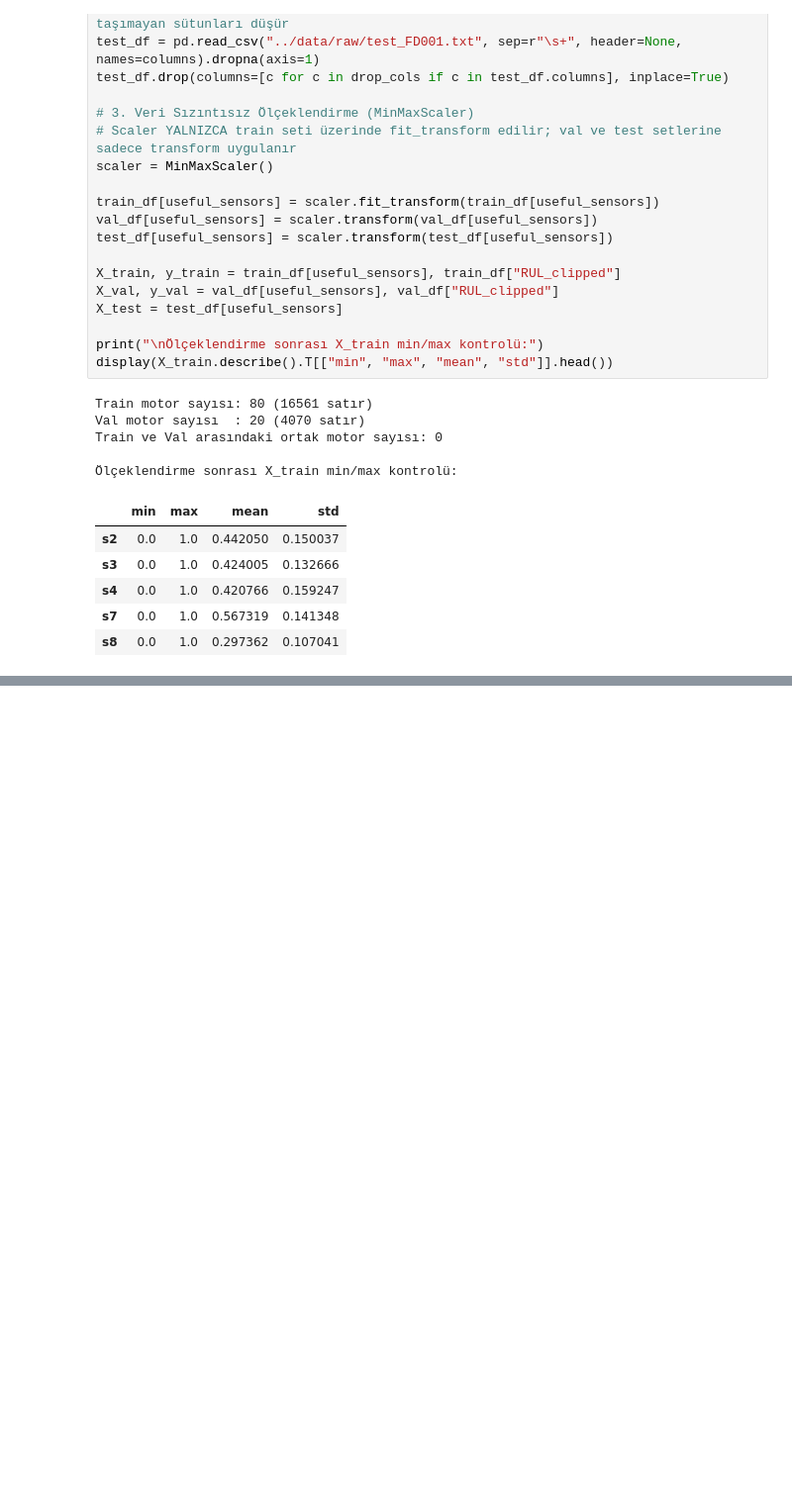
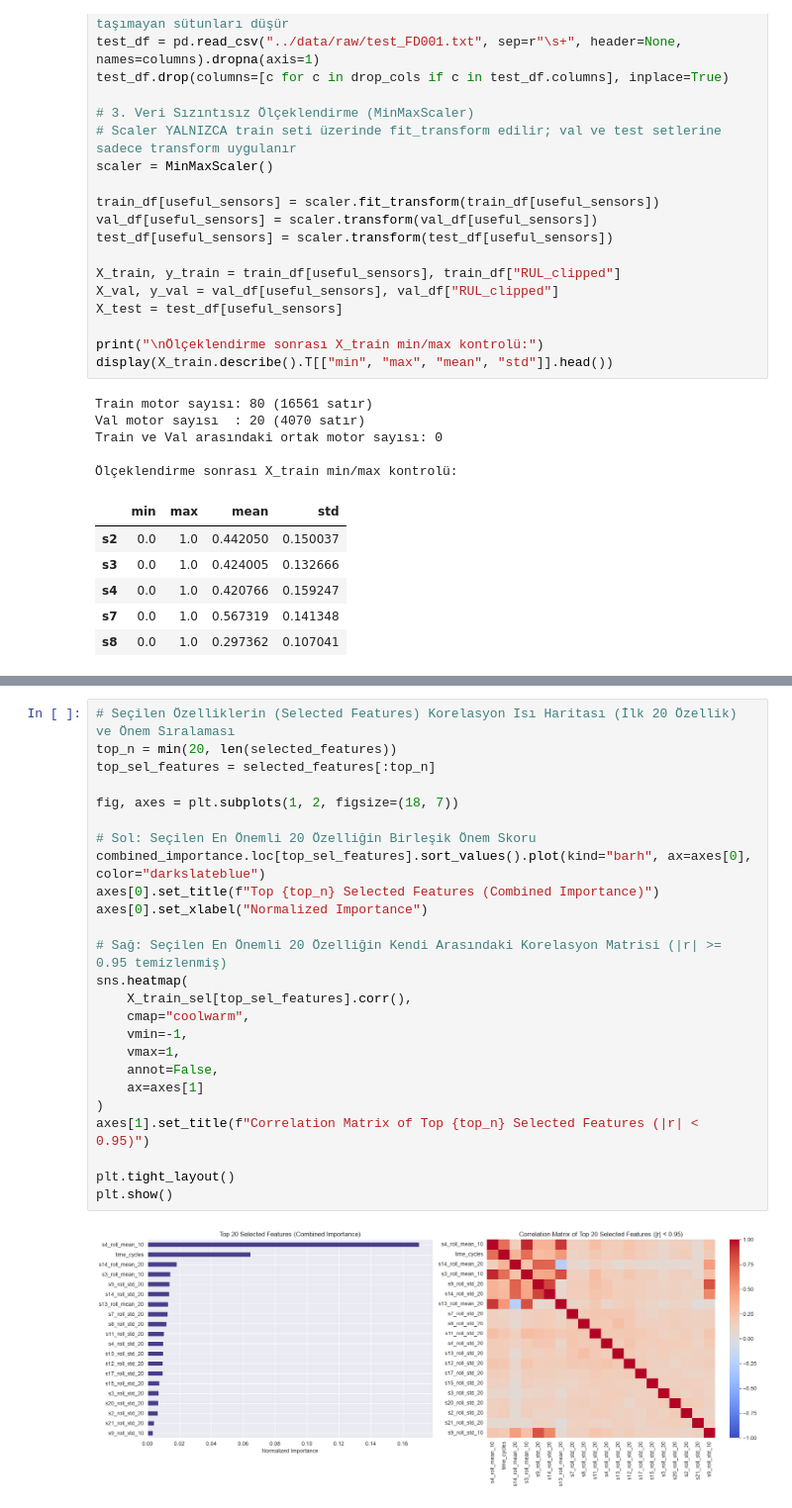
Before and after one commit to elifesin/predictive-maintenance, a Jupyter notebook: notebooks/_eda.ipynb, the cells around one changed output, grey strips where cells are left out. Shown at 99% size. Cells and saved outputs as stored; diff of their text form; blank space fills up the shorter version.

Commit message:
Data training

```diff
--- a/notebooks/_eda.ipynb
+++ b/notebooks/_eda.ipynb
@@ -264,0 +655,27 @@ Train ve Val arasındaki ortak motor sayısı: 0
+# %%
+# Seçilen Özelliklerin (Selected Features) Korelasyon Isı Haritası (İlk 20 Özellik) ve Önem Sıralaması
+top_n = min(20, len(selected_features))
+top_sel_features = selected_features[:top_n]
+
+fig, axes = plt.subplots(1, 2, figsize=(18, 7))
+
+# Sol: Seçilen En Önemli 20 Özelliğin Birleşik Önem Skoru
+combined_importance.loc[top_sel_features].sort_values().plot(kind="barh", ax=axes[0], color="darkslateblue")
+axes[0].set_title(f"Top {top_n} Selected Features (Combined Importance)")
+axes[0].set_xlabel("Normalized Importance")
+
+# Sağ: Seçilen En Önemli 20 Özelliğin Kendi Arasındaki Korelasyon Matrisi (|r| >= 0.95 temizlenmiş)
+sns.heatmap(
+    X_train_sel[top_sel_features].corr(),
+    cmap="coolwarm",
+    vmin=-1,
+    vmax=1,
+    annot=False,
+    ax=axes[1]
+)
+axes[1].set_title(f"Correlation Matrix of Top {top_n} Selected Features (|r| < 0.95)")
+
+plt.tight_layout()
+plt.show()
+# %% [output]
+[figure, added]
```
Also changed, not shown: parts of 11 cells of this notebook.
